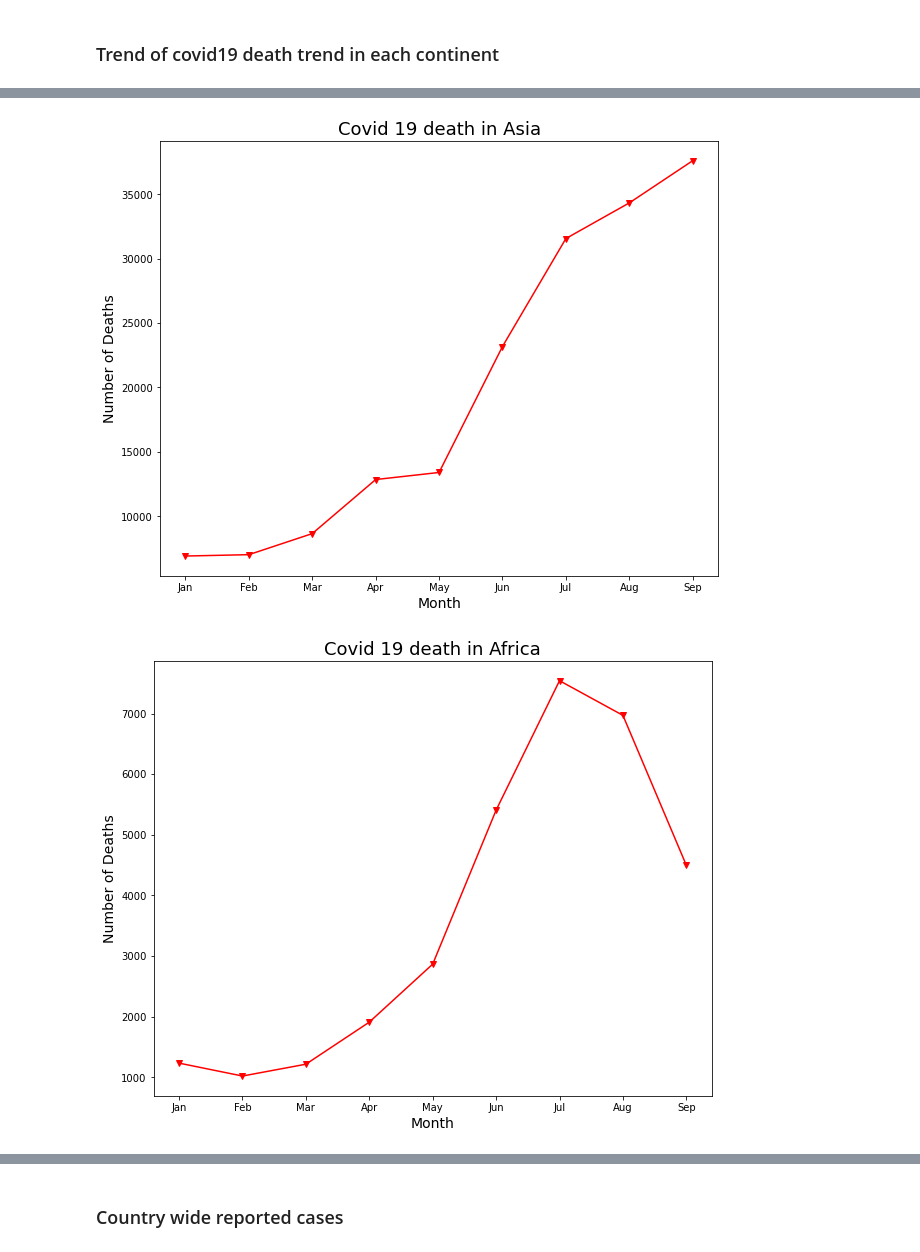
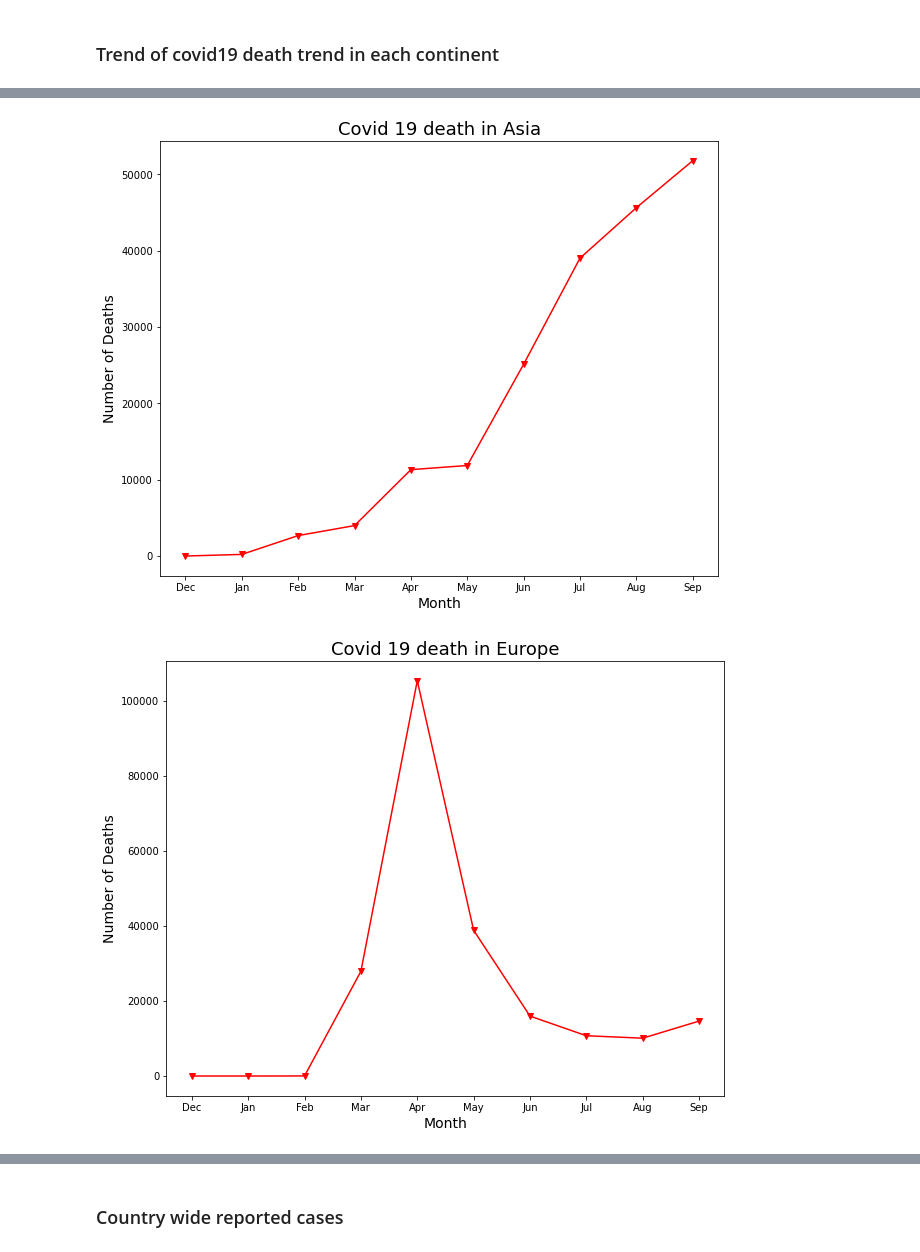
Before and after one commit to Martloni/Covid_19_analysis, a Jupyter notebook: covid_19_project_file.ipynb, the cells around one changed output, grey strips where cells are left out. Saved outputs shown, nothing was run; the diff lists cells and outputs as text; code cells hidden in the pictures.

Commit message:
Update covid_19 analysis

```diff
--- a/covid_19_project_file.ipynb
+++ b/covid_19_project_file.ipynb
@@ -218,9 +222,11 @@ Text(0.5, 1.0, 'Total deaths in each continent')
 ### Trend of covid19 death trend in each continent
 # %%
 #convert initial columns of date, year, and month to datetime object
-data['day'] = data['dateRep'].apply(lambda x: int(x.split('-')[0]))
-data['month'] = data['dateRep'].apply(lambda x: x.split('-')[1])
-data['year'] = data['dateRep'].apply(lambda x: int(x.split('-')[2]))
+data['day'] = data['Date'].dt.day
+data['month'] = data['Date'].dt.month
+data['year'] = data['Date'].dt.year
+# %%
+data['month'] = data['month'].apply(lambda x: calendar.month_abbr[x]) #convert to month name
 # %%
 #check data type
 data.dtypes
@@ -244,6 +253,4 @@ deaths_per_month_per_continent = pd.pivot_table(data = data, values = 'deaths',
 # %%
-#rearrange index row
-deaths_per_month_per_continent = deaths_per_month_per_continent.reindex(["Jan", "Feb", "Mar", 'Apr', 'May', 'Jun', 'Jul', 'Aug', 'Sep'])
+#rearrange index column based on the appearance of covid
+deaths_per_month_per_continent = deaths_per_month_per_continent.reindex(['Dec', "Jan", "Feb", "Mar", 'Apr', 'May', 'Jun', 'Jul', 'Aug', 'Sep', 'Oct'])
-# %%
-deaths_per_month_per_continent = deaths_per_month_per_continent[deaths_per_month_per_continent.sum().sort_values(ascending = False).index]
 # %%
@@ -264,7 +273,7 @@ deaths_per_month_per_continent.style.background_gradient(cmap='Set1').format("{:
 #plotting the number of death in each month relative per continent
 for col in deaths_per_month_per_continent.columns:
     fig, ax = plt.subplots(figsize = (10, 8))
-    ax.plot(deaths_per_month_per_continent.index, deaths_per_month_per_continent[col], marker = 'v', color = 'r', )
+    ax.plot(deaths_per_month_per_continent.index[:-1], deaths_per_month_per_continent[col][:-1], marker = 'v', color = 'r', ) #plot to the end of september
     ax.set_xlabel('Month', fontsize = 14)
     ax.set_ylabel('Number of Deaths', fontsize = 14)
     ax.set_title('Covid 19 death in '+str(col), fontsize = 18)
@@ -274,2 +283,2 @@ for col in deaths_per_month_per_continent.columns:
-[figure, old version]
+[figure, new version]
-[figure, old version]
+[figure, new version]
```
Also changed, not shown: parts of 32 cells of this notebook.
